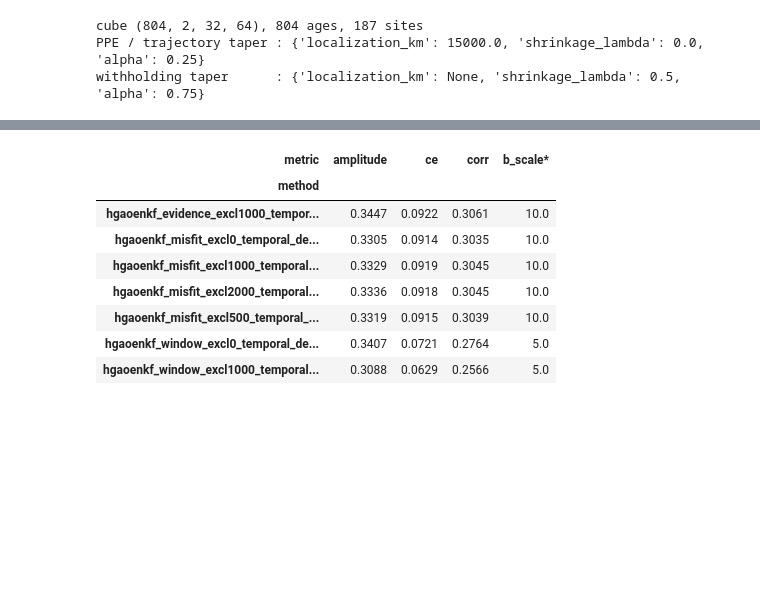
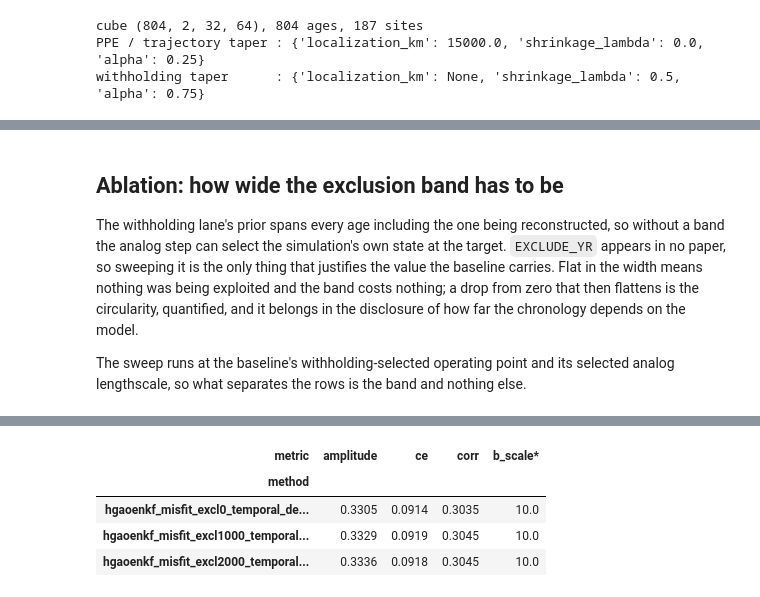
Before and after one commit to evgeni-g-georgiev/sparse_paleoclimate_field_reconstruction, a Jupyter notebook: notebooks/10_hgaoenkf.ipynb, the cells around one changed output, grey strips where cells are left out. Saved outputs shown, nothing was run; the diff lists cells and outputs as text; code cells hidden in the pictures; blank space fills up the shorter version.

```diff
--- a/notebooks/10_hgaoenkf.ipynb
+++ b/notebooks/10_hgaoenkf.ipynb
@@ -455,7 +700,7 @@ if not traj_cfg:
     raise RuntimeError("no trajectory run to read")
 
 fig, ax = plt.subplots(figsize=(9, 2.9))
-for rule, colour in zip(traj_cfg, ("C3", "C0")):
+for rule, colour in zip(traj_cfg, ("C3", "C0", "C2", "C4")):
     zt = np.load(HG_TRAJ[rule] / "trajectory_analysis.npz")
     idx = zt["analog_index"]
     step_yr = float(zt["step_yr"])
@@ -487,8 +732,11 @@ fig.tight_layout()
 fig.savefig(FIG / "analog_set_stability.png", bbox_inches="tight")
 plt.show()
 
-print("\nOverlap at chance for distant ages means selection carries real information "
-      "about the epoch. Turnover between neighbours is what can inject variance into "
-      "the fastest bands, so read this next to the band table in notebook 09.")
+print("\nThe lane records the selection made by the first treatment in the ladder, which "
+      "is the uncorrected one; deflating y and R moves which states are chosen, so read "
+      "this as the structure of analog selection rather than as the deflated run's own "
+      "set. Overlap at chance for distant ages means selection carries real information "
+      "about the epoch. Turnover between neighbours is what can inject variance into the "
+      "fastest bands, so read this next to the band table in notebook 09.")
 # %% [output]
 misfit: analog-set overlap between neighbouring analyses (25 yr apart):
@@ -528,6 +785,7 @@ for rule in RULES:
         ex.run_hgaoenkf_withholding_grid(
             cube, ages, lats, lons, valid, long_wh, str(HG[rule]),
             k_grid=K_GRID, hybrid_w_grid=W_GRID, exclude_yr=EXCLUDE_YR, selection=rule,
+            report_temporal_modes=ex.TEMPORAL_MODES,
             k_folds=5, progress_every=1, **TAPER_WH)
     else:
         print(f"[{rule}] withholding grid off; reading the last run")
@@ -590,34 +908,51 @@ select the same states for every truth: not a window prior, a fixed alternative
+# %% [markdown]
+## Ablation: how wide the exclusion band has to be
+
+The withholding lane's prior spans every age including the one being reconstructed, so
+without a band the analog step can select the simulation's own state at the target.
+`EXCLUDE_YR` appears in no paper, so sweeping it is the only thing that justifies the value
+the baseline carries. Flat in the width means nothing was being exploited and the band costs
+nothing; a drop from zero that then flattens is the circularity, quantified, and it belongs
+in the disclosure of how far the chronology depends on the model.
+
+The sweep runs at the baseline's withholding-selected operating point and its selected
+analog lengthscale, so what separates the rows is the band and nothing else.
 # %%
 if RUN_ABLATIONS and ANALOG_MISFIT not in K_WH:
-    raise RuntimeError("the ablations run at the misfit rule's withholding-selected "
+    raise RuntimeError("the ablation runs at the baseline's withholding-selected "
                        "(k, hybrid_w); run the withholding grid first")
 
 if RUN_ABLATIONS:
     k_abl, w_abl = K_WH[ANALOG_MISFIT], W_WH[ANALOG_MISFIT]
     shutil.rmtree(HG_ABL, ignore_errors=True)
-    print(f"[hgaoenkf] withholding ablations at k={k_abl}, hybrid_w={w_abl}")
+    variants = tuple(
+        (ex.analog_variant_estimator(ANALOG_MISFIT, w),
+         dict(selection=ANALOG_MISFIT, exclude_yr=w,
+              analog_localization_km=LOC_SEL_WH.get(ANALOG_MISFIT)))
+        for w in ex.EXCLUDE_YR_GRID)
+    print(f"[hgaoenkf] exclusion-width ablation at k={k_abl}, hybrid_w={w_abl}, "
+          f"analog lengthscale {loc_label(LOC_SEL_WH.get(ANALOG_MISFIT))}")
     ex.run_hgaoenkf_withholding_variants(
         cube, ages, lats, lons, valid, long_wh, str(HG_ABL),
-        k=k_abl, hybrid_w=w_abl, misfit_exclude=ex.EXCLUDE_YR_GRID,
-        window_exclude=(0.0, EXCLUDE_YR), evidence_exclude=(EXCLUDE_YR,),
+        k=k_abl, hybrid_w=w_abl, variants=variants,
         k_folds=5, progress_every=1, **TAPER_WH)
 else:
-    print("[hgaoenkf] ablations off; reading the last run")
+    print("[hgaoenkf] ablation off; reading the last run")
 
 if not (HG_ABL / "metrics.csv").exists():
     print("[hgaoenkf] no ablation runs on disk")
-    raise SystemExit
-
-M_ABL = pd.read_csv(HG_ABL / "metrics.csv")
-abl = M_ABL[(M_ABL.split == "test") & (M_ABL.fold == -1) & (M_ABL.channel == "pooled")
-            & (M_ABL.metric.isin(["ce", "corr", "amplitude"]))]
-best_b = (M_ABL[(M_ABL.split == "selection") & (M_ABL.channel == "pooled")
-                & (M_ABL.metric == "rrmse")]
-          .loc[lambda d: d.groupby("method")["value"].idxmin()]
-          .set_index("method")["b_scale"])
-abl = abl[abl.apply(lambda r: np.isclose(r.b_scale, best_b.get(r.method, np.nan)), axis=1)]
-tab = abl.pivot_table(index="method", columns="metric", values="value")
-tab["b_scale*"] = [best_b.get(m, np.nan) for m in tab.index]
-print("Withholding test split, each variant at its own selected b_scale:")
-display(tab.round(4))
+else:
+    M_ABL = pd.read_csv(HG_ABL / "metrics.csv")
+    abl = M_ABL[(M_ABL.split == "test") & (M_ABL.fold == -1) & (M_ABL.channel == "pooled")
+                & (M_ABL.metric.isin(["ce", "corr", "amplitude"]))]
+    best_b = (M_ABL[(M_ABL.split == "selection") & (M_ABL.channel == "pooled")
+                    & (M_ABL.metric == "rrmse")]
+              .loc[lambda d: d.groupby("method")["value"].idxmin()]
+              .set_index("method")["b_scale"])
+    abl = abl[abl.apply(lambda r: np.isclose(r.b_scale, best_b.get(r.method, np.nan)),
+                        axis=1)]
+    tab = abl.pivot_table(index="method", columns="metric", values="value")
+    tab["b_scale*"] = [best_b.get(m, np.nan) for m in tab.index]
+    print("Withholding test split, each width at its own selected b_scale:")
+    display(tab.round(4))
 # %% [output]
@@ -633,12 +964,8 @@ Withholding test split, each variant at its own selected b_scale:
 | metric | amplitude | ce | corr | b_scale* |
 | method |  |  |  |  |
-| hgaoenkf_evidence_excl1000_tempor... | 0.3447 | 0.0922 | 0.3061 | 10.0 |
 | hgaoenkf_misfit_excl0_temporal_de... | 0.3305 | 0.0914 | 0.3035 | 10.0 |
 | hgaoenkf_misfit_excl1000_temporal... | 0.3329 | 0.0919 | 0.3045 | 10.0 |
 | hgaoenkf_misfit_excl2000_temporal... | 0.3336 | 0.0918 | 0.3045 | 10.0 |
-| hgaoenkf_misfit_excl500_temporal_... | 0.3319 | 0.0915 | 0.3039 | 10.0 |
-| hgaoenkf_window_excl0_temporal_de... | 0.3407 | 0.0721 | 0.2764 | 5.0 |
-| hgaoenkf_window_excl1000_temporal... | 0.3088 | 0.0629 | 0.2566 | 5.0 |
 # %% [markdown]
 ## How much the evidence scale matters
 
```
Also changed, not shown: parts of 25 cells of this notebook.
